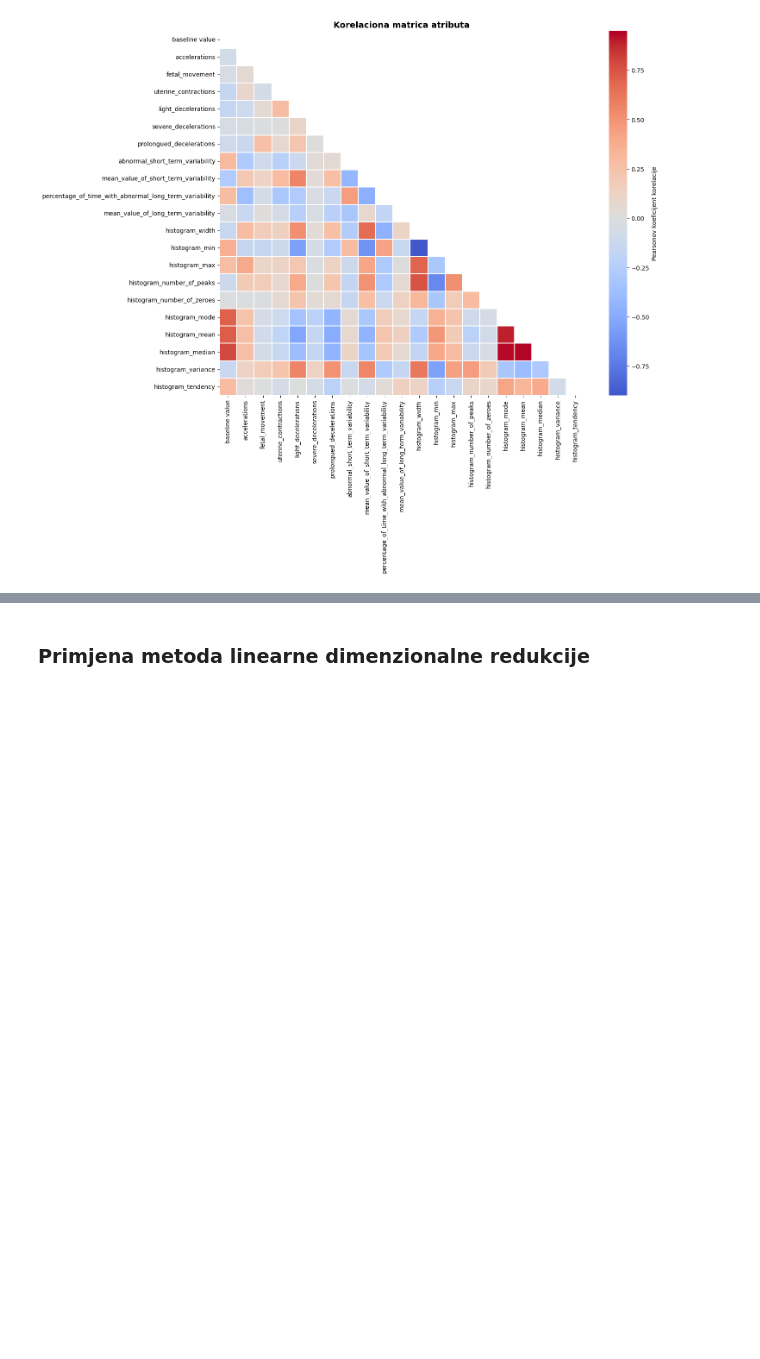
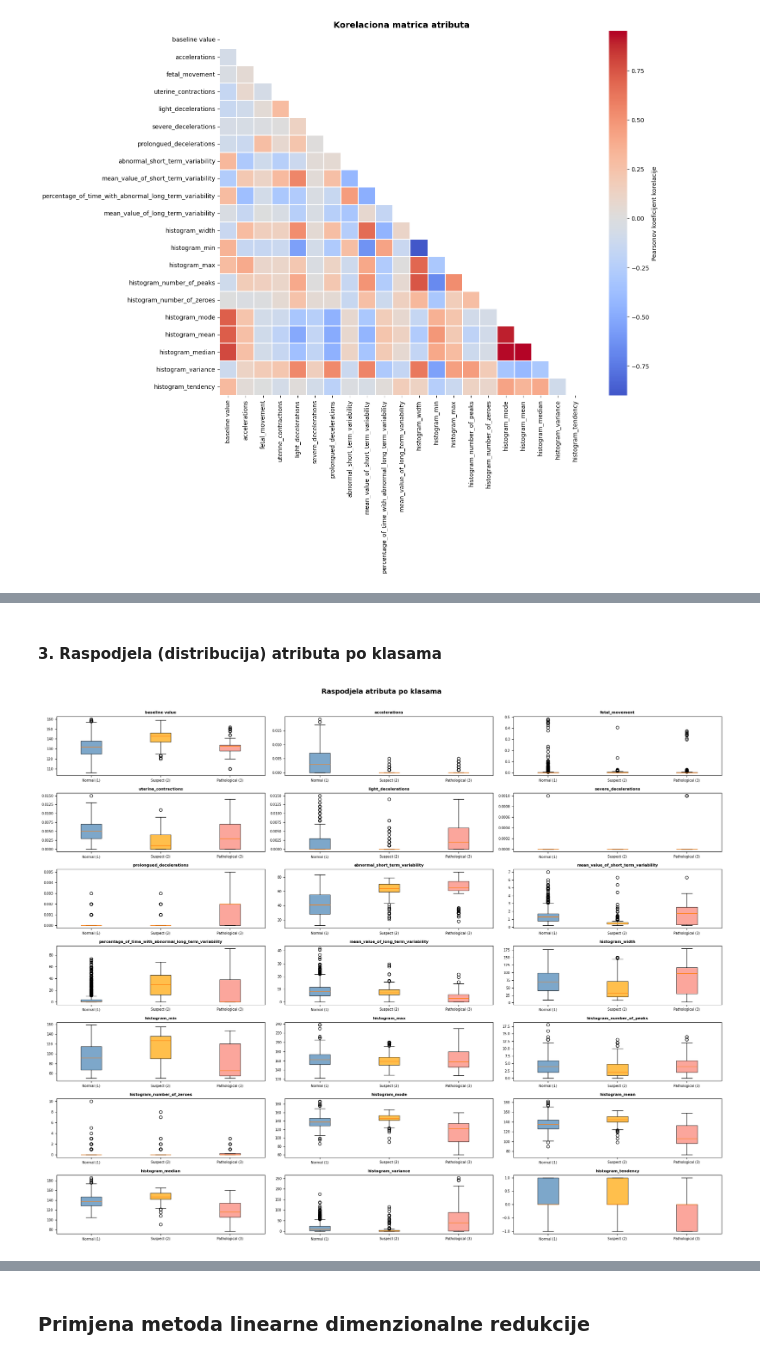
Before and after one commit to AnaKondic/ctg-dimensionality-reduction, a Jupyter notebook: src/linear_dim_reduction.ipynb, the cells around one changed output, grey strips where cells are left out. Cells and saved outputs as stored; diff of their text form; code cells hidden in the pictures; blank space fills up the shorter version.

```diff
--- a/src/linear_dim_reduction.ipynb
+++ b/src/linear_dim_reduction.ipynb
@@ -160,0 +155,14 @@ print(f" Std:  {X_scaled.std():.2f}")
+# %%
+# Balansiranje klasa pomoću SMOTE (samo na train skupu)
+from imblearn.over_sampling import SMOTE
+
+smote = SMOTE(random_state=42)
+X_train_balanced, y_train_balanced = smote.fit_resample(X_train_scaled, y_train)
+
+print("-- Prije balansiranja --")
+for cls in [1., 2., 3.]:
+    print(f"  Klasa {int(cls)}: {np.sum(y_train == cls)}")
+
+print("\n-- Nakon balansiranja --")
+for cls in [1., 2., 3.]:
+    print(f"  Klasa {int(cls)}: {np.sum(y_train_balanced == cls)}")
@@ -194,7 +214,7 @@ plt.show()
 # %% [markdown]
 #### 2. Korelaciona matrica
 # %%
-corr_matrix = pd.DataFrame(X, columns=feature_names).corr()
+corr_matrix = pd.DataFrame(X_train, columns=feature_names).corr()
 plt.figure(figsize=(16, 13))
 mask = np.triu(np.ones_like(corr_matrix, dtype=bool))
 sns.heatmap(corr_matrix, mask=mask, annot=False, cmap='coolwarm',
@@ -228,0 +249,24 @@ else:
+# %% [markdown]
+#### 3. Raspodjela (distribucija) atributa po klasama
+# %%
+fig, axes = plt.subplots(7, 3, figsize=(20, 16))
+axes = axes.flatten()
+
+colors = {1.0: 'steelblue', 2.0: 'orange', 3.0: 'salmon'}
+
+for i, feature in enumerate(feature_names):
+    data_by_class = [X_train[y_train == cls, i] for cls in [1.0, 2.0, 3.0]]
+    bp = axes[i].boxplot(data_by_class, patch_artist=True, labels=labels)
+    for patch, cls in zip(bp['boxes'], [1.0, 2.0, 3.0]):
+        patch.set_facecolor(colors[cls])
+        patch.set_alpha(0.7)
+    axes[i].set_title(feature, fontsize=8, fontweight='bold')
+    axes[i].tick_params(axis='x', labelsize=7)
+    axes[i].tick_params(axis='y', labelsize=7)
+
+plt.suptitle('Raspodjela atributa po klasama',  fontsize=14, fontweight='bold', y=1.01)
+plt.tight_layout()
+plt.savefig('../outputs/boxplots_by_class.png', dpi=150, bbox_inches='tight')
+plt.show()
+# %% [output]
+[figure, added]
```
Also changed, not shown: parts of 30 cells of this notebook, 5 other files.
